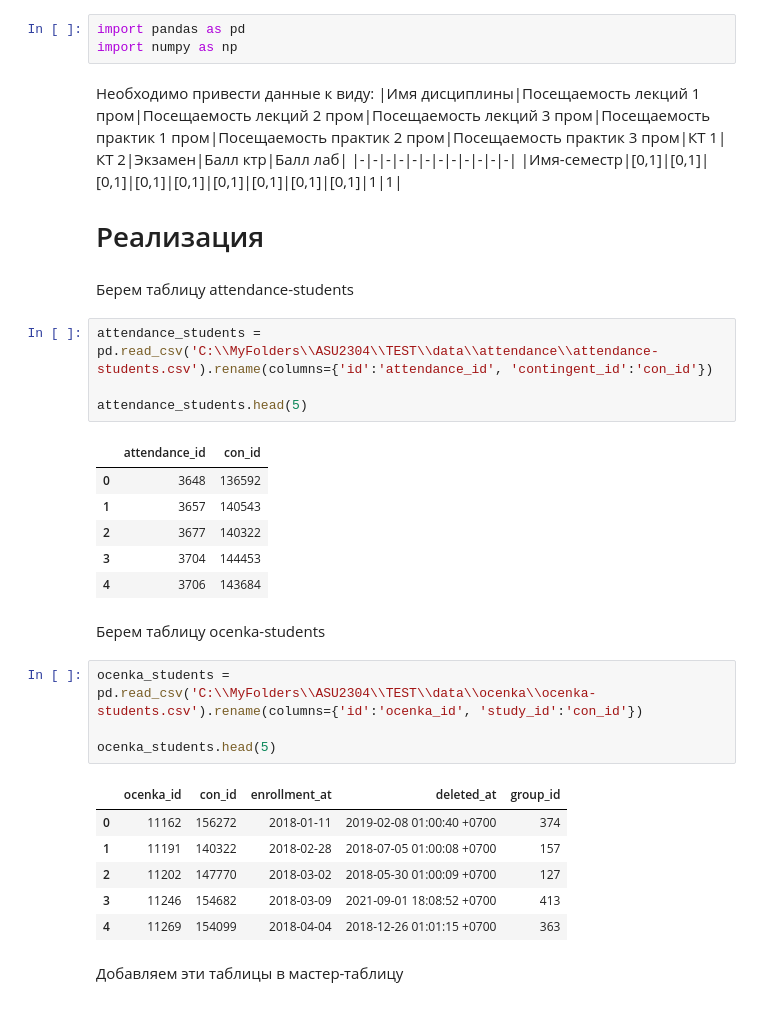
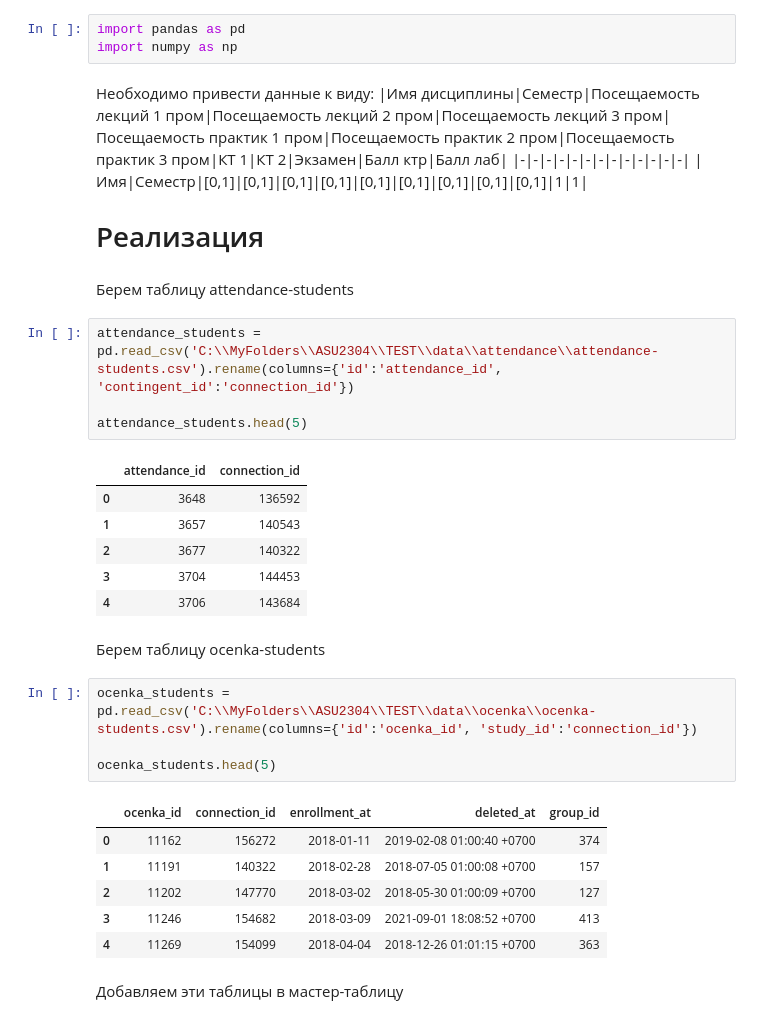
Before and after one commit to ATOM3448/ASU2304, a Jupyter notebook: data/compilation.ipynb, the cells around one changed output. Drawn from its saved outputs; the diff is of its cells as text.

Commit message:
Final view of tables

```diff
--- a/data/compilation.ipynb
+++ b/data/compilation.ipynb
@@ -3,19 +3,19 @@ import pandas as pd
 import numpy as np
 # %% [markdown]
 Необходимо привести данные к виду:
-|Имя дисциплины|Посещаемость лекций 1 пром|Посещаемость лекций 2 пром|Посещаемость лекций 3 пром|Посещаемость практик 1 пром|Посещаемость практик 2 пром|Посещаемость практик 3 пром|КТ 1|КТ 2|Экзамен|Балл ктр|Балл лаб|
-|-|-|-|-|-|-|-|-|-|-|-|-|
-|Имя-семестр|[0,1]|[0,1]|[0,1]|[0,1]|[0,1]|[0,1]|[0,1]|[0,1]|[0,1]|1|1|
+|Имя дисциплины|Семестр|Посещаемость лекций 1 пром|Посещаемость лекций 2 пром|Посещаемость лекций 3 пром|Посещаемость практик 1 пром|Посещаемость практик 2 пром|Посещаемость практик 3 пром|КТ 1|КТ 2|Экзамен|Балл ктр|Балл лаб|
+|-|-|-|-|-|-|-|-|-|-|-|-|-|
+|Имя|Семестр|[0,1]|[0,1]|[0,1]|[0,1]|[0,1]|[0,1]|[0,1]|[0,1]|[0,1]|1|1|
 
 # Реализация
 # %% [markdown]
 Берем таблицу attendance-students
 # %%
-attendance_students = pd.read_csv('C:\\MyFolders\\ASU2304\\TEST\\data\\attendance\\attendance-students.csv').rename(columns={'id':'attendance_id', 'contingent_id':'con_id'})
+attendance_students = pd.read_csv('C:\\MyFolders\\ASU2304\\TEST\\data\\attendance\\attendance-students.csv').rename(columns={'id':'attendance_id', 'contingent_id':'connection_id'})
 
 attendance_students.head(5)
 # %% [output]
-|  | attendance_id | con_id |
+|  | attendance_id | connection_id |
 | 0 | 3648 | 136592 |
 | 1 | 3657 | 140543 |
 | 2 | 3677 | 140322 |
@@ -24,11 +24,11 @@ attendance_students.head(5)
 # %% [markdown]
 Берем таблицу ocenka-students
 # %%
-ocenka_students = pd.read_csv('C:\\MyFolders\\ASU2304\\TEST\\data\\ocenka\\ocenka-students.csv').rename(columns={'id':'ocenka_id', 'study_id':'con_id'})
+ocenka_students = pd.read_csv('C:\\MyFolders\\ASU2304\\TEST\\data\\ocenka\\ocenka-students.csv').rename(columns={'id':'ocenka_id', 'study_id':'connection_id'})
 
 ocenka_students.head(5)
 # %% [output]
-|  | ocenka_id | con_id | enrollment_at | deleted_at | group_id |
+|  | ocenka_id | connection_id | enrollment_at | deleted_at | group_id |
 | 0 | 11162 | 156272 | 2018-01-11 | 2019-02-08 01:00:40 +0700 | 374 |
 | 1 | 11191 | 140322 | 2018-02-28 | 2018-07-05 01:00:08 +0700 | 157 |
 | 2 | 11202 | 147770 | 2018-03-02 | 2018-05-30 01:00:09 +0700 | 127 |
```
Also changed, not shown: parts of 20 cells of this notebook.
